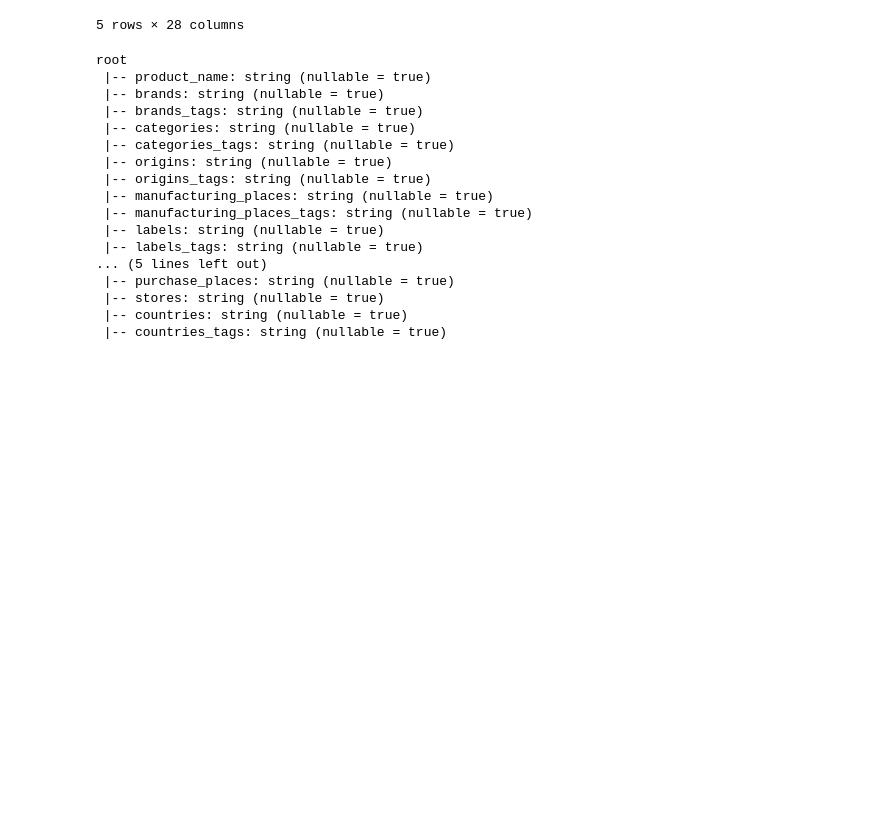
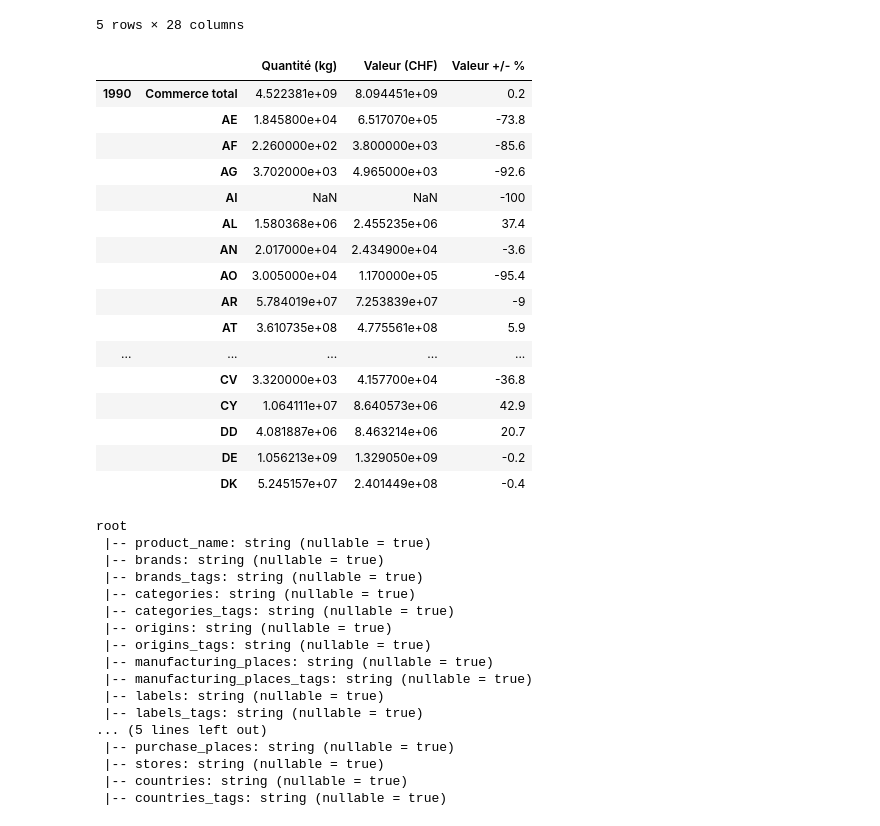
Before and after one commit to MrymZakani/ADA, a Jupyter notebook: project.ipynb, the cells around one changed output. Drawn from its saved outputs; the diff is of its cells as text; code cells hidden in the pictures; blank space fills up the shorter version.

Commit message:
Cleaning data

```diff
--- a/project.ipynb
+++ b/project.ipynb
@@ -106,6 +110,30 @@ dep_fed_al.head()
 | Administration | 25.5316 | 27.9445 | 34.5693 | 34.9648 | 34.5059 | 33.7511 | 33.9551 | 35.3384 | 37.5954 | 40.9842 | ... | ... |
 | Vulgarisation | 0 | 0 | 0 | 0 | 0 | 0 | 0 | 0 | 0 | 0 | ... | ... |
 5 rows × 28 columns
+# %%
+#Additional datasets "Swiss-Impex, administration fédérale des douanes"
+swiss_import_goods = pd.read_excel(DATA_FOLDER+"/total_agriculture_and_co_import.xlsx", header=5, sheet_name='01')
+swiss_import_goods = swiss_import_goods.dropna(how='all')
+swiss_import_goods = swiss_import_goods.dropna(axis='columns', how='all')
+swiss_import_goods.head(40)
+# %% [output]
+|  |  | Quantité (kg) | Valeur (CHF) | Valeur +/- % |
+| 1990 | Commerce total | 4.522381e+09 | 8.094451e+09 | 0.2 |
+|  | AE | 1.845800e+04 | 6.517070e+05 | -73.8 |
+|  | AF | 2.260000e+02 | 3.800000e+03 | -85.6 |
+|  | AG | 3.702000e+03 | 4.965000e+03 | -92.6 |
+|  | AI | NaN | NaN | -100 |
+|  | AL | 1.580368e+06 | 2.455235e+06 | 37.4 |
+|  | AN | 2.017000e+04 | 2.434900e+04 | -3.6 |
+|  | AO | 3.005000e+04 | 1.170000e+05 | -95.4 |
+|  | AR | 5.784019e+07 | 7.253839e+07 | -9 |
+|  | AT | 3.610735e+08 | 4.775561e+08 | 5.9 |
+| ... | ... | ... | ... | ... |
+|  | CV | 3.320000e+03 | 4.157700e+04 | -36.8 |
+|  | CY | 1.064111e+07 | 8.640573e+06 | 42.9 |
+|  | DD | 4.081887e+06 | 8.463214e+06 | 20.7 |
+|  | DE | 1.056213e+09 | 1.329050e+09 | -0.2 |
+|  | DK | 5.245157e+07 | 2.401449e+08 | -0.4 |
 # %%
 #For the sake of the project, we will focus on features related to the origin of the manufacture and ingredients of the products
 dataset_main.createOrReplaceTempView("data_main")
```
Also changed, not shown: parts of 26 cells of this notebook.
